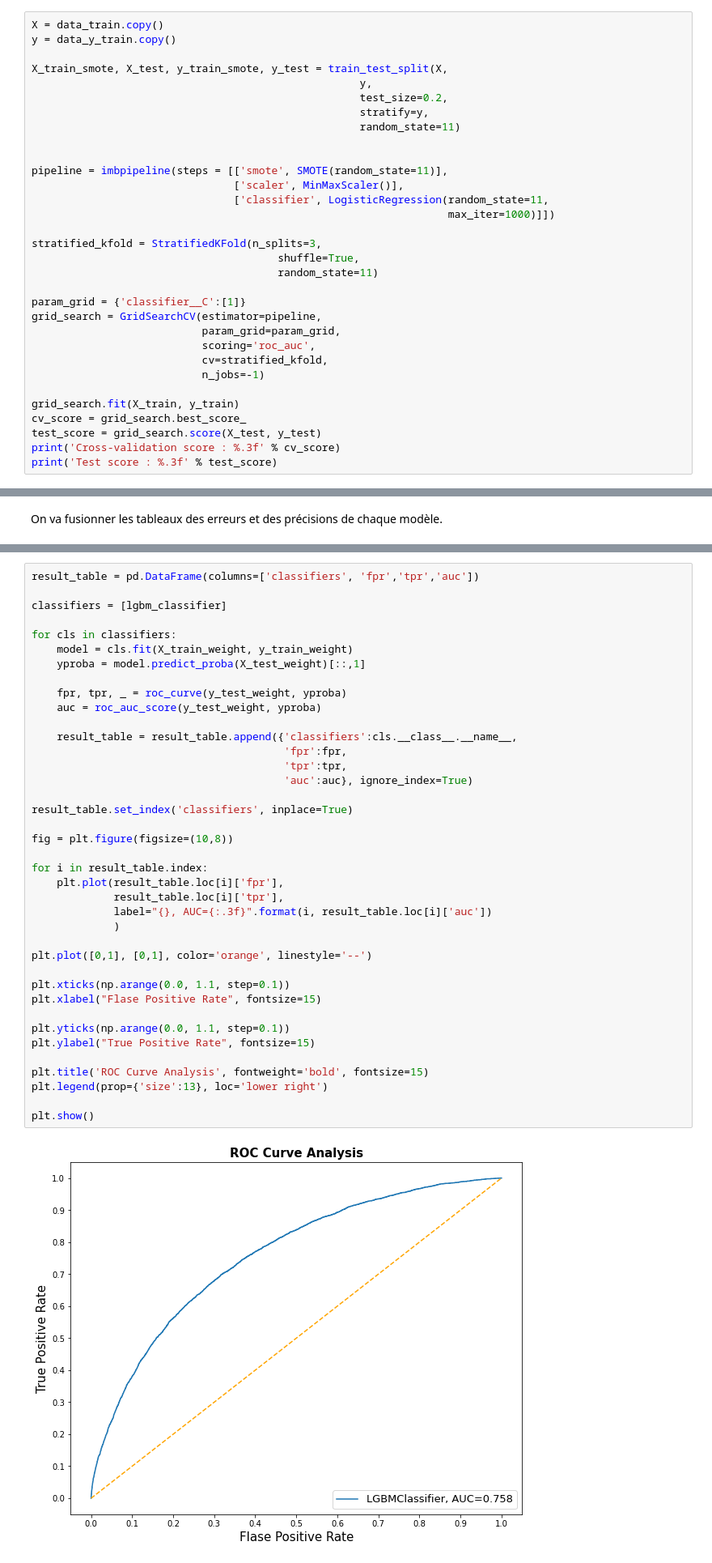
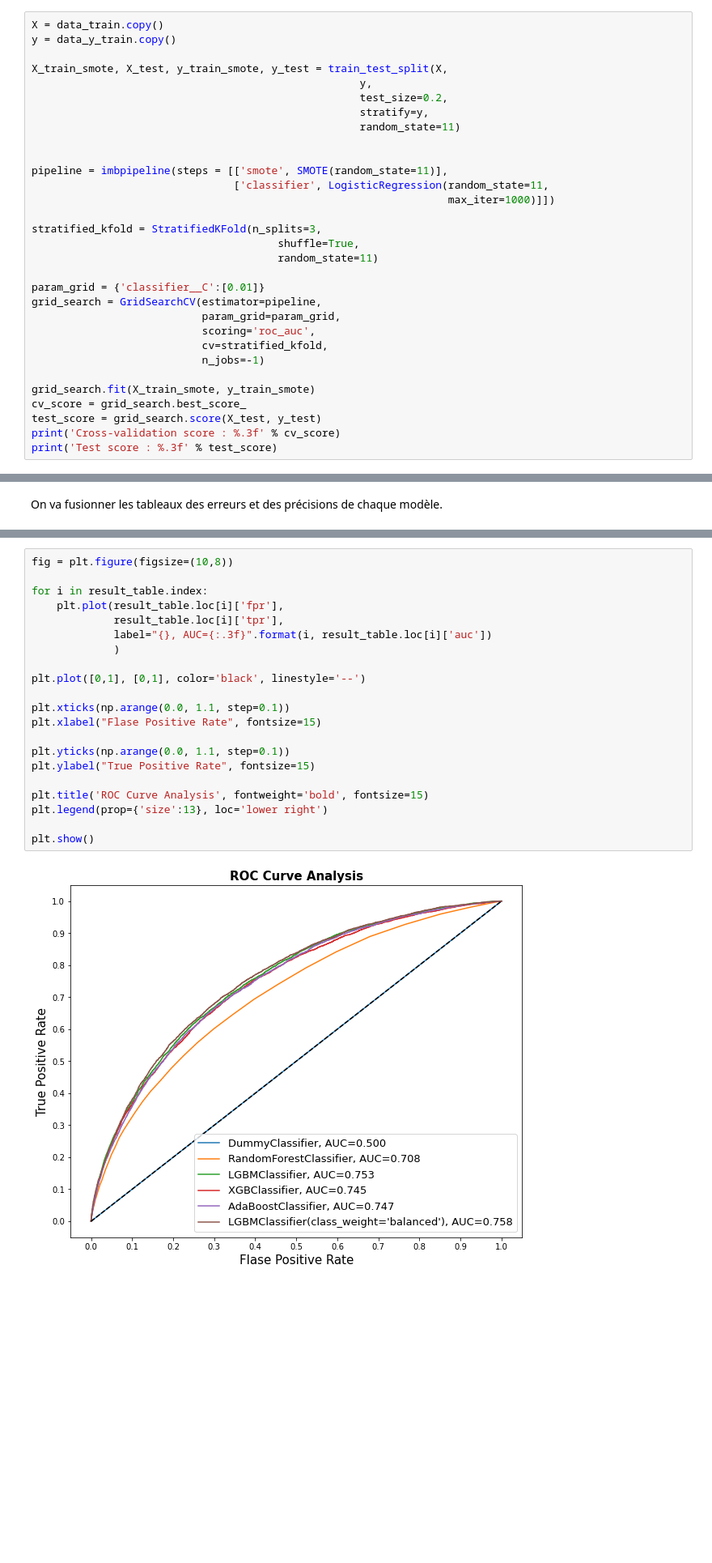
Before and after one commit to CecileLecoublet/Projet_credit, a Jupyter notebook: Notebook/Projet_7_3_Model.ipynb, the cells around one changed output, grey strips where cells are left out. Shown at 81% size. Saved outputs shown, nothing was run; the diff lists cells and outputs as text; blank space fills up the shorter version.

Commit message:
Nouvelle méthode de smote

```diff
--- a/Notebook/Projet_7_3_Model.ipynb
+++ b/Notebook/Projet_7_3_Model.ipynb
@@ -200,7 +199,6 @@ X_train_smote, X_test, y_train_smote, y_test = train_test_split(X,
 
 
 pipeline = imbpipeline(steps = [['smote', SMOTE(random_state=11)],
-                                ['scaler', MinMaxScaler()],
                                 ['classifier', LogisticRegression(random_state=11,
                                                                   max_iter=1000)]])
 
@@ -208,14 +206,14 @@ stratified_kfold = StratifiedKFold(n_splits=3,
                                        shuffle=True,
                                        random_state=11)
 
-param_grid = {'classifier__C':[1]}
+param_grid = {'classifier__C':[0.01]}
 grid_search = GridSearchCV(estimator=pipeline,
                            param_grid=param_grid,
                            scoring='roc_auc',
                            cv=stratified_kfold,
                            n_jobs=-1)
 
-grid_search.fit(X_train, y_train)
+grid_search.fit(X_train_smote, y_train_smote)
 cv_score = grid_search.best_score_
 test_score = grid_search.score(X_test, y_test)
 print('Cross-validation score : %.3f' % cv_score)
@@ -562,44 +592,26 @@ Le cout du modèle de LGBMClassifier avec la méthode de Class Weight est 0.5687
 # %%
-result_table = pd.DataFrame(columns=['classifiers', 'fpr','tpr','auc'])
-
-classifiers = [lgbm_classifier]
-
-for cls in classifiers:
-    model = cls.fit(X_train_weight, y_train_weight)
-    yproba = model.predict_proba(X_test_weight)[::,1]
-
-    fpr, tpr, _ = roc_curve(y_test_weight, yproba)
-    auc = roc_auc_score(y_test_weight, yproba)
-
-    result_table = result_table.append({'classifiers':cls.__class__.__name__,
-                                        'fpr':fpr,
-                                        'tpr':tpr,
-                                        'auc':auc}, ignore_index=True)
-
-result_table.set_index('classifiers', inplace=True)
-
 fig = plt.figure(figsize=(10,8))
 
 for i in result_table.index:
     plt.plot(result_table.loc[i]['fpr'],
              result_table.loc[i]['tpr'],
              label="{}, AUC={:.3f}".format(i, result_table.loc[i]['auc'])
              )
 
-plt.plot([0,1], [0,1], color='orange', linestyle='--')
+plt.plot([0,1], [0,1], color='black', linestyle='--')
 
 plt.xticks(np.arange(0.0, 1.1, step=0.1))
 plt.xlabel("Flase Positive Rate", fontsize=15)
 
 plt.yticks(np.arange(0.0, 1.1, step=0.1))
 plt.ylabel("True Positive Rate", fontsize=15)
 
 plt.title('ROC Curve Analysis', fontweight='bold', fontsize=15)
 plt.legend(prop={'size':13}, loc='lower right')
 
 plt.show()
 # %% [output]
-[figure, old version]
+[figure, new version]
 # %%
 results_weight = []
 classifiers = [lgbm_classifier]
```
Also changed, not shown: parts of 26 cells of this notebook, 3 other files.
